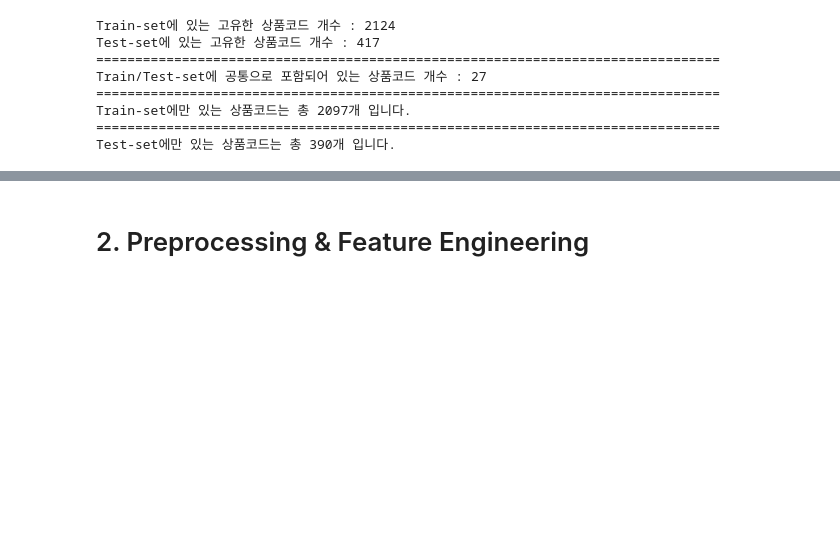
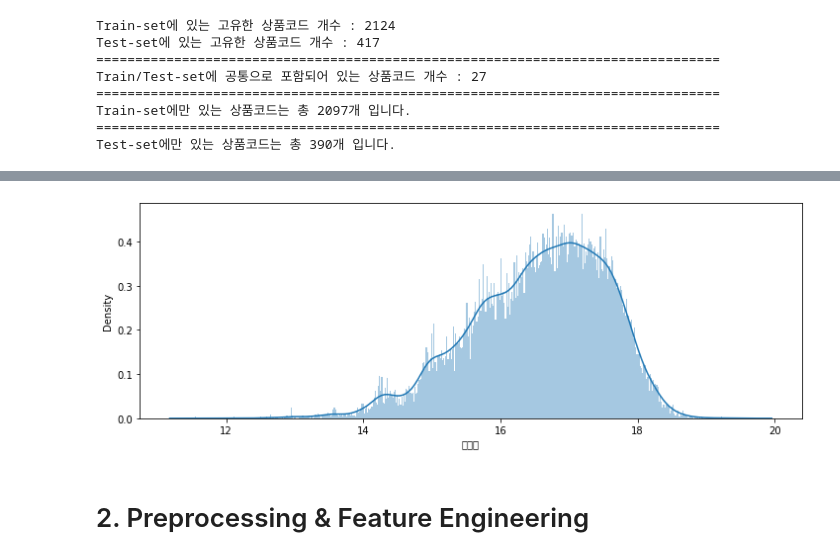
Before and after one commit to thinpig99/bigcon-NSHomeshopping, a Jupyter notebook: Individual-Code/WS/bc_ns_code_visualization_0922.ipynb, the cells around one changed output, grey strips where cells are left out. Drawn from its saved outputs; the diff is of its cells as text; code cells hidden in the pictures; blank space fills up the shorter version.

```diff
--- a/Individual-Code/WS/bc_ns_code_visualization_0922.ipynb
+++ b/Individual-Code/WS/bc_ns_code_visualization_0922.ipynb
@@ -236,3 +252,5 @@ Test-set에만 있는 상품코드는 총 390개 입니다.
+# %%
+train['취급액'] = train['취급액'].apply(lambda x: np.log(x+1))
 # %%
 train = train[train['취급액'] != 0]
 # %%
@@ -246,7 +264,0 @@ Index(['방송일시', '노출(분)', '마더코드', '상품코드', '상품명
-# %%
-train.drop(['상품명_plan', '상품명_add', '상품명_maker', '상품명_set', '상품명_sex', 'new_상품명',
-       '상품명_brand', 'fake_weight', 'fake_weight2', '방송일시_dow', '방송일시_MM', '방송일시_DD', '방송일시_hh', '방송일시_mm',
-       '방송일시_MMDD', '방송일시_DDhh', '방송일시_hhmm', '방송일시_MMDDhh', '방송일시_mmmm_1',
-       '방송일시_mmmm_2', '방송일시_mmmm_3', '방송일시_dow2'],
-          axis=1,
-          inplace=True)
@@ -265,3 +277,10 @@ train[['방송일시', '노출(분)', '상품명', '상품군', '판매단가',
+# %%
+# 일별 취급액 비교
+plt.figure(figsize=(12, 4))
+sns.distplot(train['취급액'], bins=500)
+plt.show()
+# %% [output]
+[figure, added]
 # %% [markdown]
 # 2. Preprocessing & Feature Engineering
 # %% [markdown]
```
Also changed, not shown: parts of 8 cells of this notebook, 1 other file.
